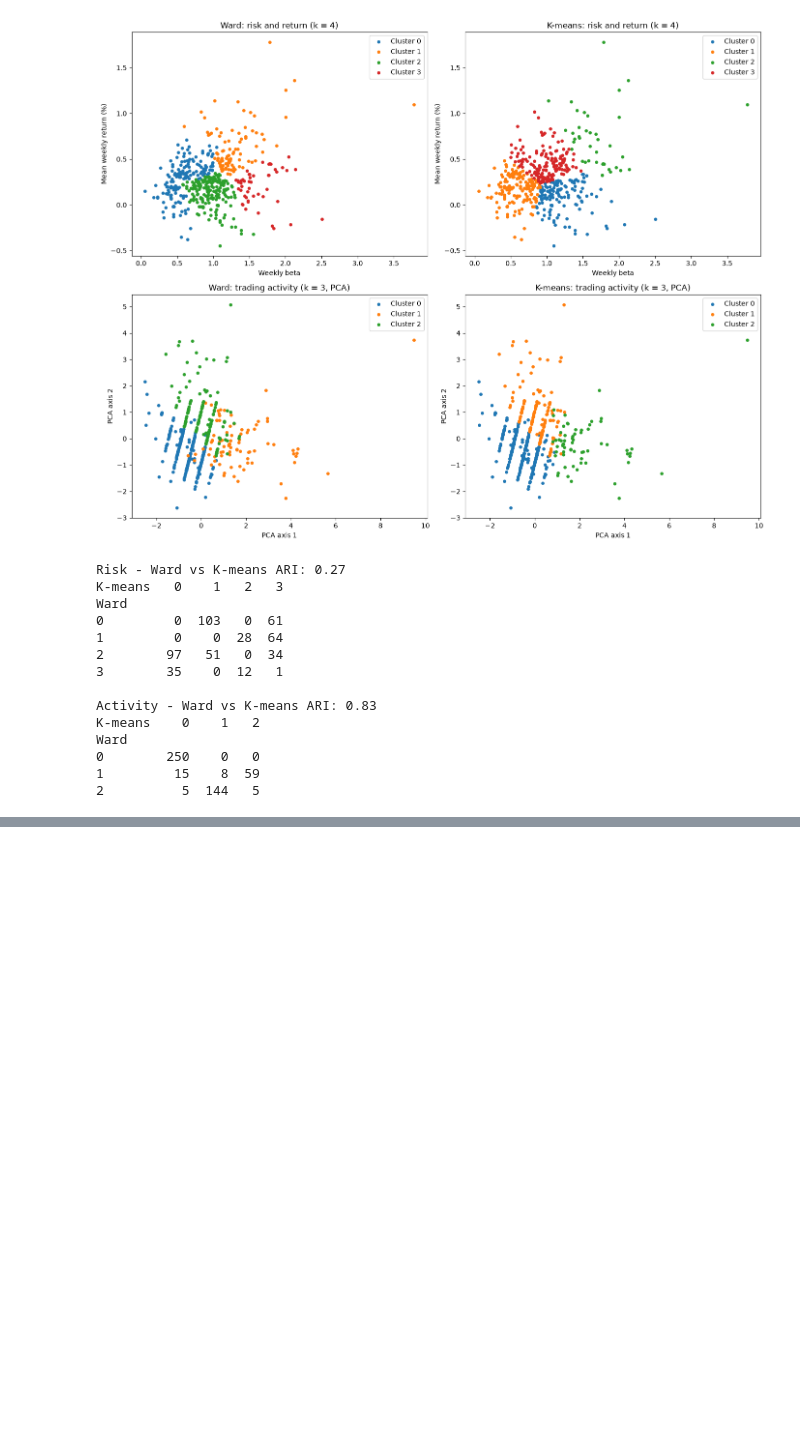
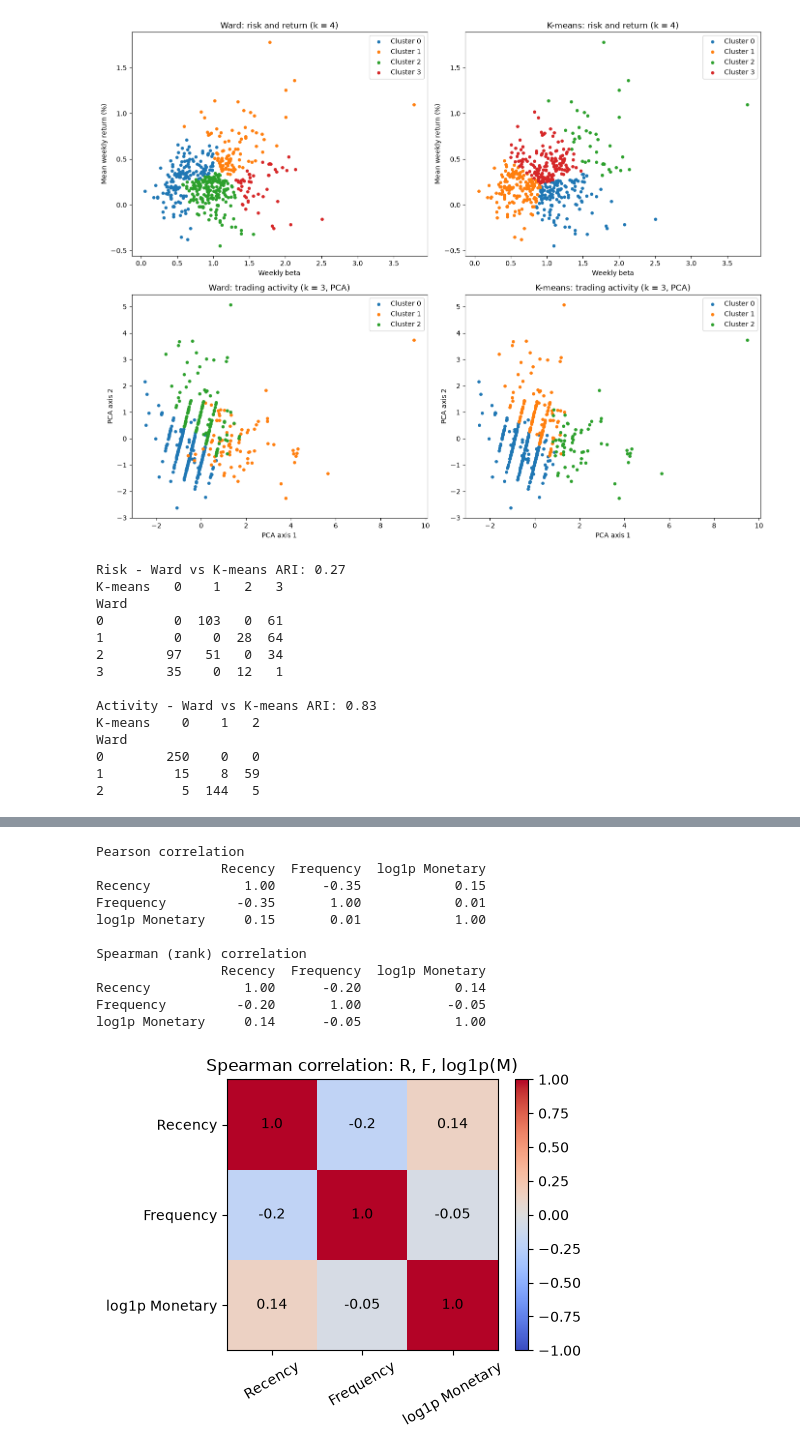
Before and after one commit to zafar-m3n/crm-coursework-stock-clusters, a Jupyter notebook: CRM Assignment - Grouping S&P 500 Stocks.ipynb, the cells around one changed output, grey strips where cells are left out. Saved outputs shown, nothing was run; the diff lists cells and outputs as text; code cells hidden in the pictures; blank space fills up the shorter version.

Commit message:
Add RFM correlations and Monetary removal sensitivity analysis

```diff
--- a/CRM Assignment - Grouping S&P 500 Stocks.ipynb
+++ b/CRM Assignment - Grouping S&P 500 Stocks.ipynb
@@ -718,0 +722,40 @@ Ward
+# %%
+rfm_cols = ["Recency", "Frequency", "log1p Monetary"]
+
+pearson = all_features[rfm_cols].corr(method="pearson")
+spearman = all_features[rfm_cols].corr(method="spearman")
+print("Pearson correlation")
+print(pearson.round(2))
+print()
+print("Spearman (rank) correlation")
+print(spearman.round(2))
+
+pd.concat({"Pearson": pearson, "Spearman": spearman}).round(3).to_csv("outputs/rfm_correlations.csv")
+
+fig, ax = plt.subplots(figsize=(5, 4))
+im = ax.imshow(spearman, cmap="coolwarm", vmin=-1, vmax=1)
+ax.set_xticks(range(3))
+ax.set_xticklabels(rfm_cols, rotation=30)
+ax.set_yticks(range(3))
+ax.set_yticklabels(rfm_cols)
+for i in range(3):
+    for j in range(3):
+        ax.text(j, i, round(spearman.iloc[i, j], 2), ha="center", va="center")
+ax.set_title("Spearman correlation: R, F, log1p(M)")
+plt.colorbar(im)
+plt.tight_layout()
+plt.savefig("outputs/figures/rfm_correlation.png", dpi=150)
+plt.show()
+# %% [output]
+Pearson correlation
+                Recency  Frequency  log1p Monetary
+Recency            1.00      -0.35            0.15
+Frequency         -0.35       1.00            0.01
+log1p Monetary     0.15       0.01            1.00
+
+Spearman (rank) correlation
+                Recency  Frequency  log1p Monetary
+Recency            1.00      -0.20            0.14
+Frequency         -0.20       1.00           -0.05
+log1p Monetary     0.14      -0.05            1.00
+[figure, added]
```
Also changed, not shown: parts of 2 cells of this notebook, 2 other files.
